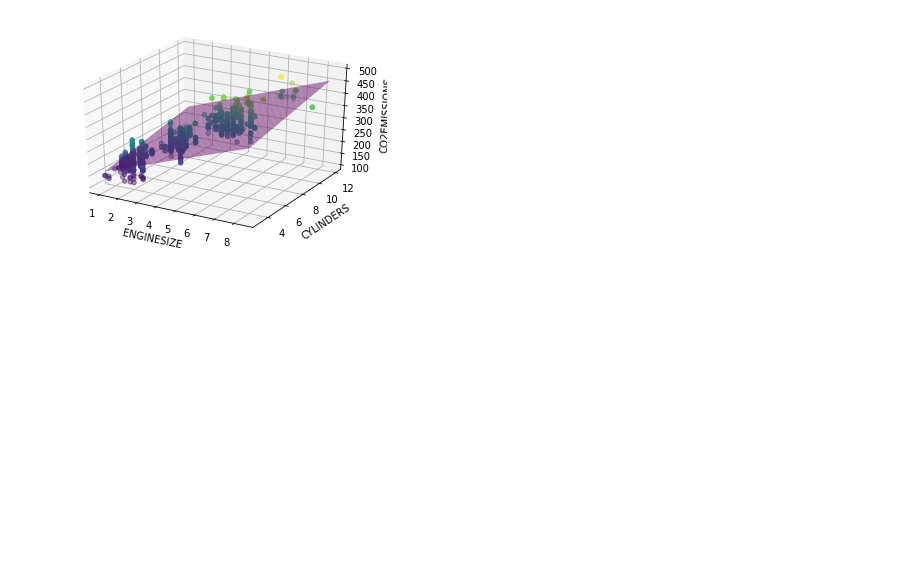
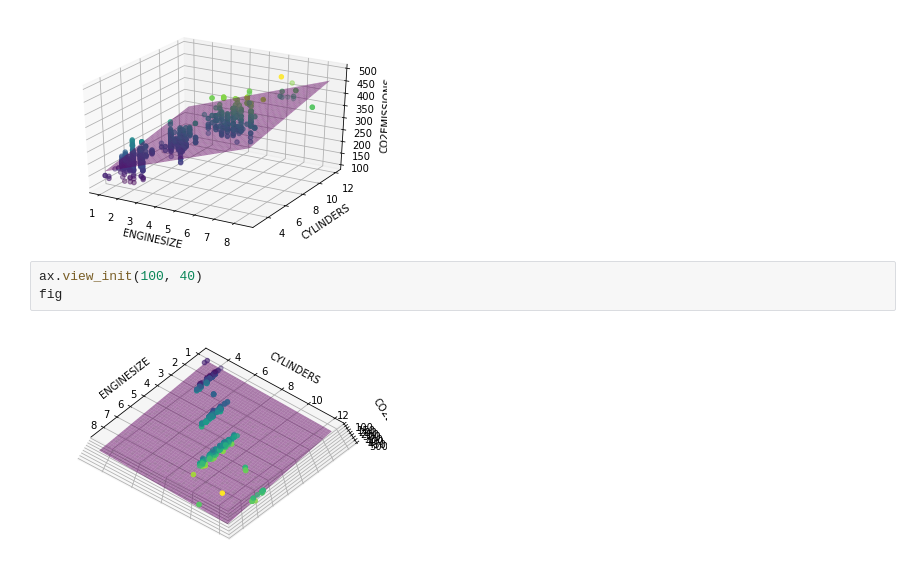
Before and after one commit to adilek/ml-learning-notes, a Jupyter notebook: 1-regression/2-Multiple Linear Regression.ipynb, the cells around one changed output. Saved outputs shown, nothing was run; the diff lists cells and outputs as text; blank space fills up the shorter version.

Commit message:
Add 3d plot to multiple linear regression notes
Signed-off-by: Adil Aliyev <adilaliev@gmail.com>

```diff
--- a/1-regression/2-Multiple Linear Regression.ipynb
+++ b/1-regression/2-Multiple Linear Regression.ipynb
@@ -96,3 +96,8 @@ ax.set_zlabel('CO2EMISSIONS')
 plt.show()
 # %% [output]
 [figure]
+# %%
+ax.view_init(100, 40)
+fig
+# %% [output]
+[figure, added]
```
Also changed, not shown: parts of 1 cell of this notebook.
